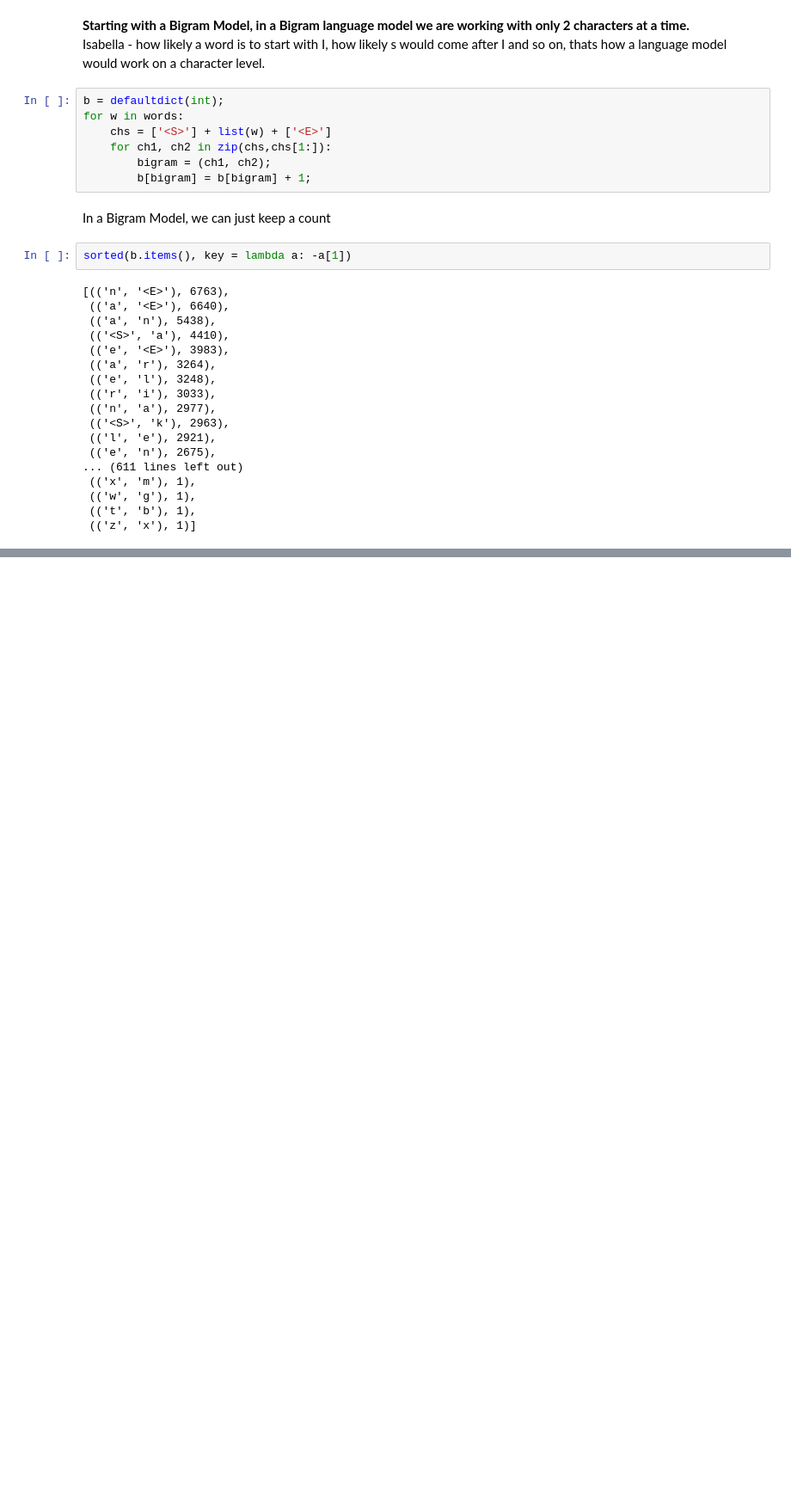
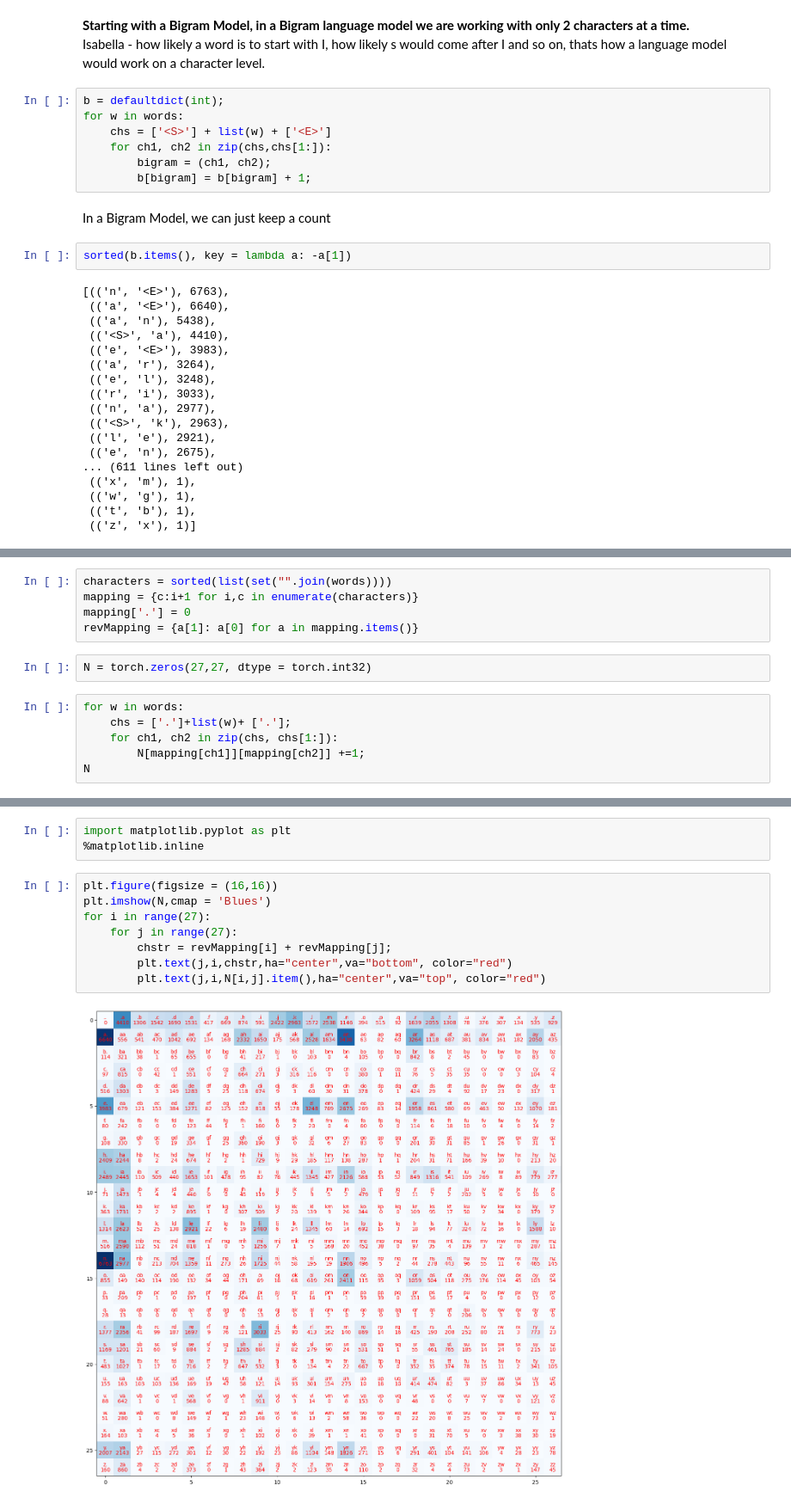
Before and after one commit to iutkarsh2020/MakeMore, a Jupyter notebook: BigramModel.ipynb, the cells around one changed output, grey strips where cells are left out. Shown at 86% size. Saved outputs shown, nothing was run; the diff lists cells and outputs as text; blank space fills up the shorter version.

Commit message:
plotting created torch array

```diff
--- a/BigramModel.ipynb
+++ b/BigramModel.ipynb
@@ -56,0 +61,13 @@ sorted(b.items(), key = lambda a: -a[1])
+# %%
+characters = sorted(list(set("".join(words))))
+mapping = {c:i+1 for i,c in enumerate(characters)}
+mapping['.'] = 0
+revMapping = {a[1]: a[0] for a in mapping.items()}
+# %%
+N = torch.zeros(27,27, dtype = torch.int32)
+# %%
+for w in words:
+    chs = ['.']+list(w)+ ['.'];
+    for ch1, ch2 in zip(chs, chs[1:]):
+        N[mapping[ch1]][mapping[ch2]] +=1;
+N
@@ -56,0 +92,13 @@ sorted(b.items(), key = lambda a: -a[1])
+# %%
+import matplotlib.pyplot as plt
+%matplotlib.inline
+# %%
+plt.figure(figsize = (16,16))
+plt.imshow(N,cmap = 'Blues')
+for i in range(27):
+    for j in range(27):
+        chstr = revMapping[i] + revMapping[j];
+        plt.text(j,i,chstr,ha="center",va="bottom", color="red")
+        plt.text(j,i,N[i,j].item(),ha="center",va="top", color="red")
+# %% [output]
+[figure, added]
```
Also changed, not shown: parts of 3 cells of this notebook.
